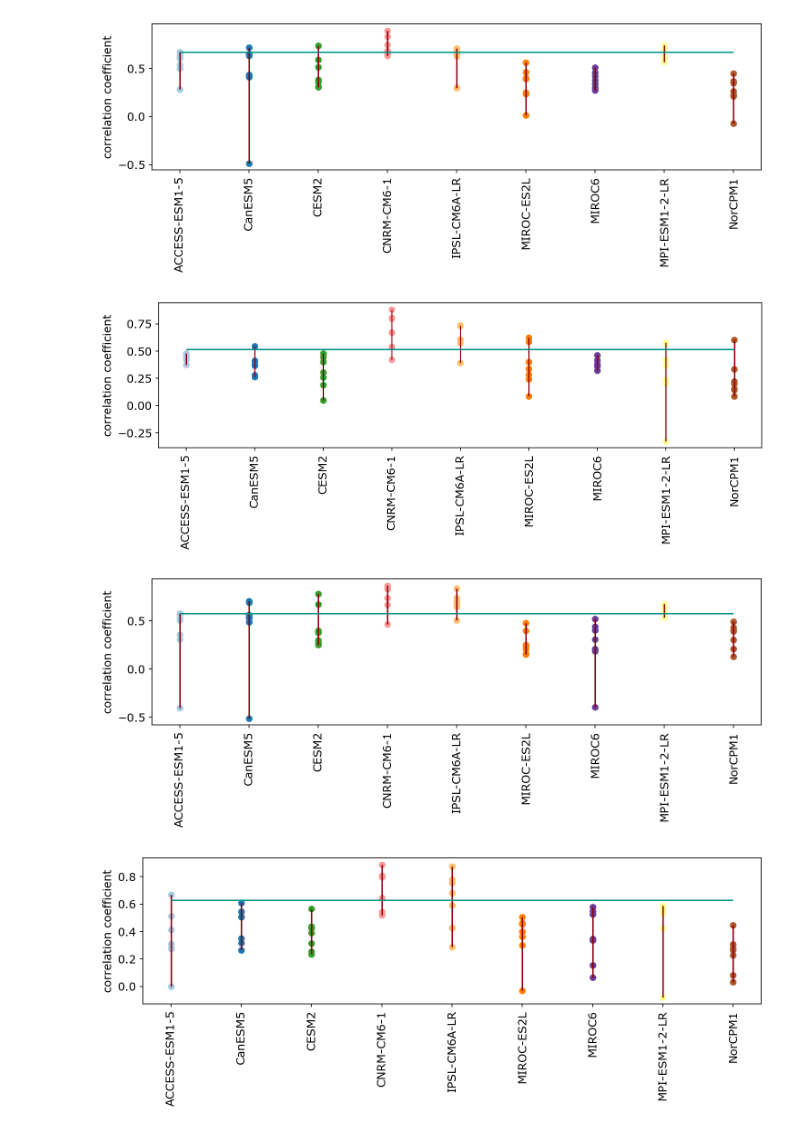
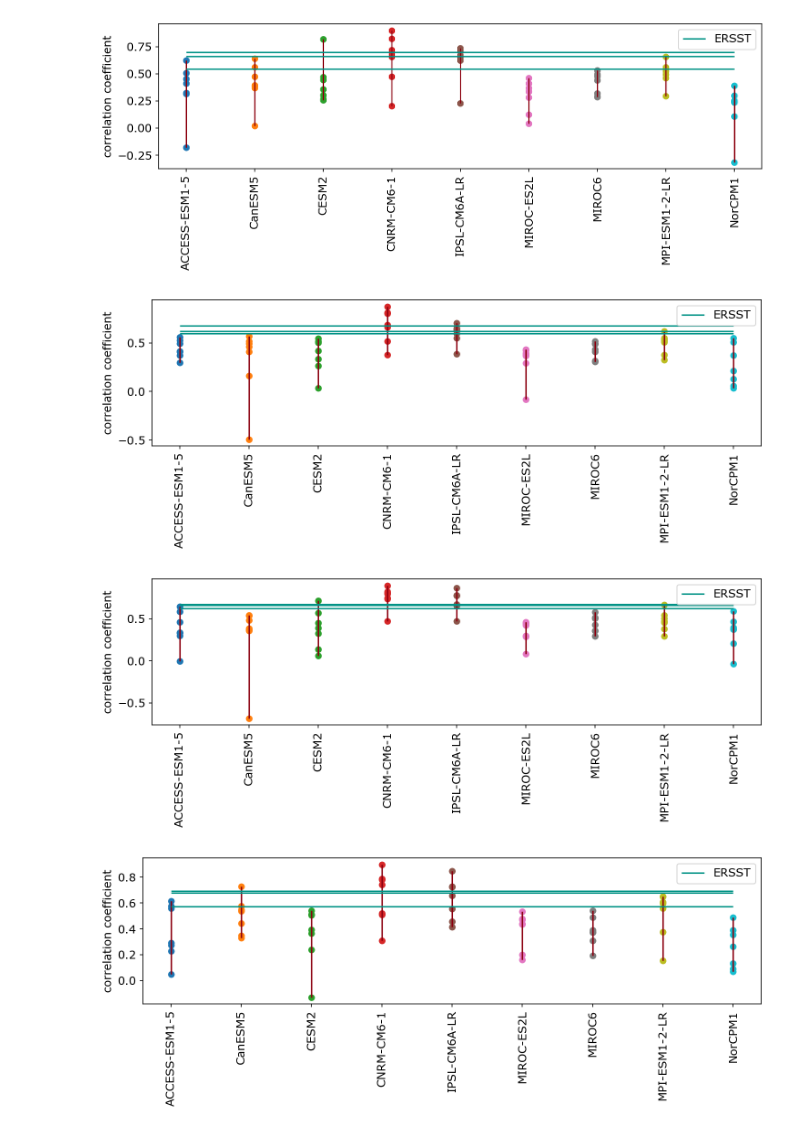
Before and after one commit to emily-gordy/NPac_MultiYear_SkillComponentAnalysis, a Jupyter notebook: supplemental/evaluate_tvtfolds.ipynb, the cells around one changed output. Cells and saved outputs as stored; diff of their text form; code cells hidden in the pictures.

```diff
--- a/supplemental/evaluate_tvtfolds.ipynb
+++ b/supplemental/evaluate_tvtfolds.ipynb
@@ -198,8 +198,8 @@ conversion done
 # %%
 for ifold,foldseed in enumerate(foldseeds):
-    analysisplots.prettyscatterplot(modelscorr[ifold,0,:,:],obscorr[ifold,0],modellist,np.arange(ntestvariants),"correlation coefficient")
+    analysisplots.prettyscatterplot(modelscorr[ifold,1,:,:],[obscorr[ifold,]],modellist,np.arange(ntestvariants),"correlation coefficient",["ERSST"])
 # %% [output]
-[figure, old version]
+[figure, new version]
-[figure, old version]
+[figure, new version]
-[figure, old version]
+[figure, new version]
-[figure, old version]
+[figure, new version]
```
Also changed, not shown: parts of 2 cells of this notebook, 5 other files.
